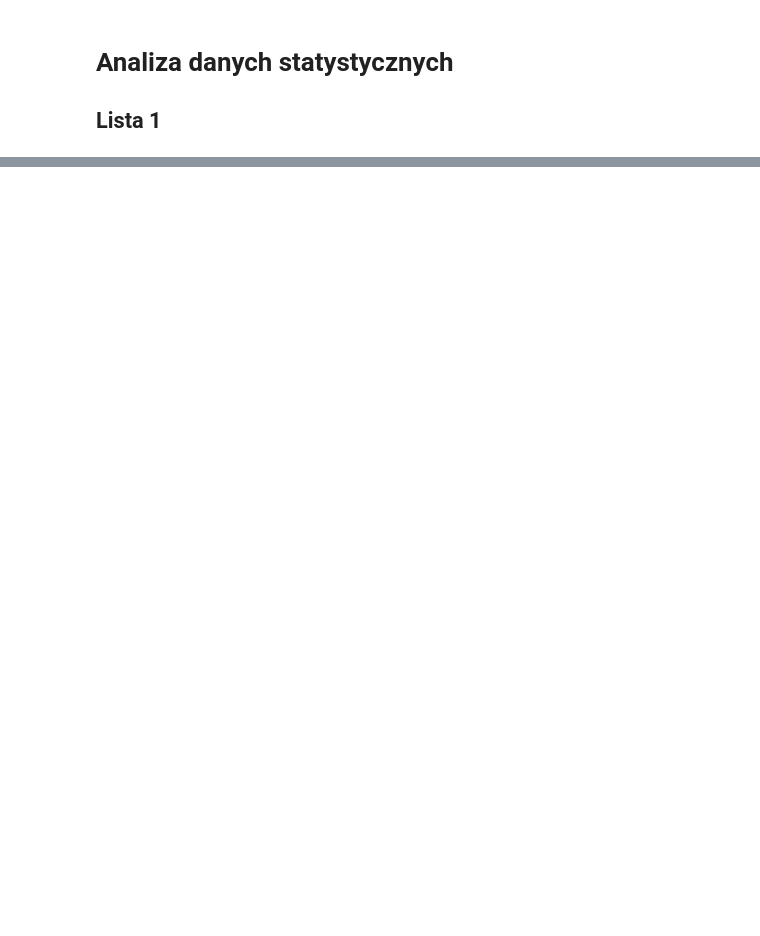
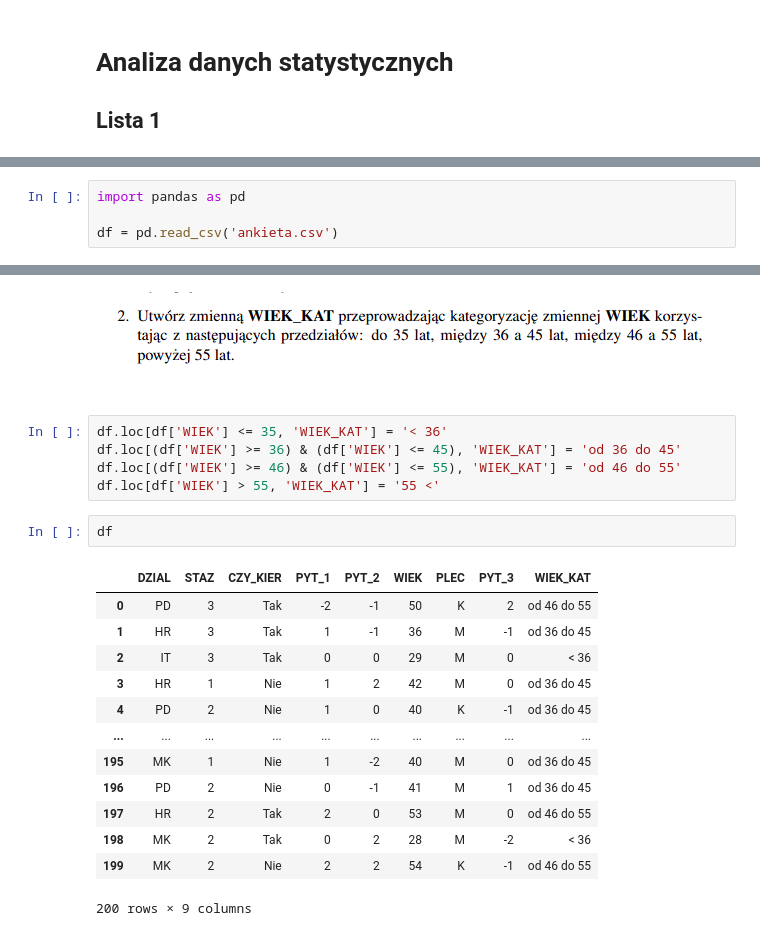
Before and after one commit to rafglo/Analysis-of-Survey-Data, a Jupyter notebook: lista1.ipynb, the cells around one changed output, grey strips where cells are left out. Saved outputs shown, nothing was run; the diff lists cells and outputs as text; blank space fills up the shorter version.

```diff
--- a/lista1.ipynb
+++ b/lista1.ipynb
@@ -5,0 +8,4 @@
+# %%
+import pandas as pd
+
+df = pd.read_csv('ankieta.csv')
@@ -5,0 +30,23 @@
+# %% [markdown]
+![image.png](attachment:image.png)
+# %%
+df.loc[df['WIEK'] <= 35, 'WIEK_KAT'] = '< 36'
+df.loc[(df['WIEK'] >= 36) & (df['WIEK'] <= 45), 'WIEK_KAT'] = 'od 36 do 45'
+df.loc[(df['WIEK'] >= 46) & (df['WIEK'] <= 55), 'WIEK_KAT'] = 'od 46 do 55'
+df.loc[df['WIEK'] > 55, 'WIEK_KAT'] = '55 <'
+# %%
+df
+# %% [output]
+|  | DZIAL | STAZ | CZY_KIER | PYT_1 | PYT_2 | WIEK | PLEC | PYT_3 | WIEK_KAT |
+| 0 | PD | 3 | Tak | -2 | -1 | 50 | K | 2 | od 46 do 55 |
+| 1 | HR | 3 | Tak | 1 | -1 | 36 | M | -1 | od 36 do 45 |
+| 2 | IT | 3 | Tak | 0 | 0 | 29 | M | 0 | < 36 |
+| 3 | HR | 1 | Nie | 1 | 2 | 42 | M | 0 | od 36 do 45 |
+| 4 | PD | 2 | Nie | 1 | 0 | 40 | K | -1 | od 36 do 45 |
+| ... | ... | ... | ... | ... | ... | ... | ... | ... | ... |
+| 195 | MK | 1 | Nie | 1 | -2 | 40 | M | 0 | od 36 do 45 |
+| 196 | PD | 2 | Nie | 0 | -1 | 41 | M | 1 | od 36 do 45 |
+| 197 | HR | 2 | Tak | 2 | 0 | 53 | M | 0 | od 46 do 55 |
+| 198 | MK | 2 | Tak | 0 | 2 | 28 | M | -2 | < 36 |
+| 199 | MK | 2 | Nie | 2 | 2 | 54 | K | -1 | od 46 do 55 |
+200 rows × 9 columns
```
Also changed, not shown: parts of 2 cells of this notebook, 1 other file.
